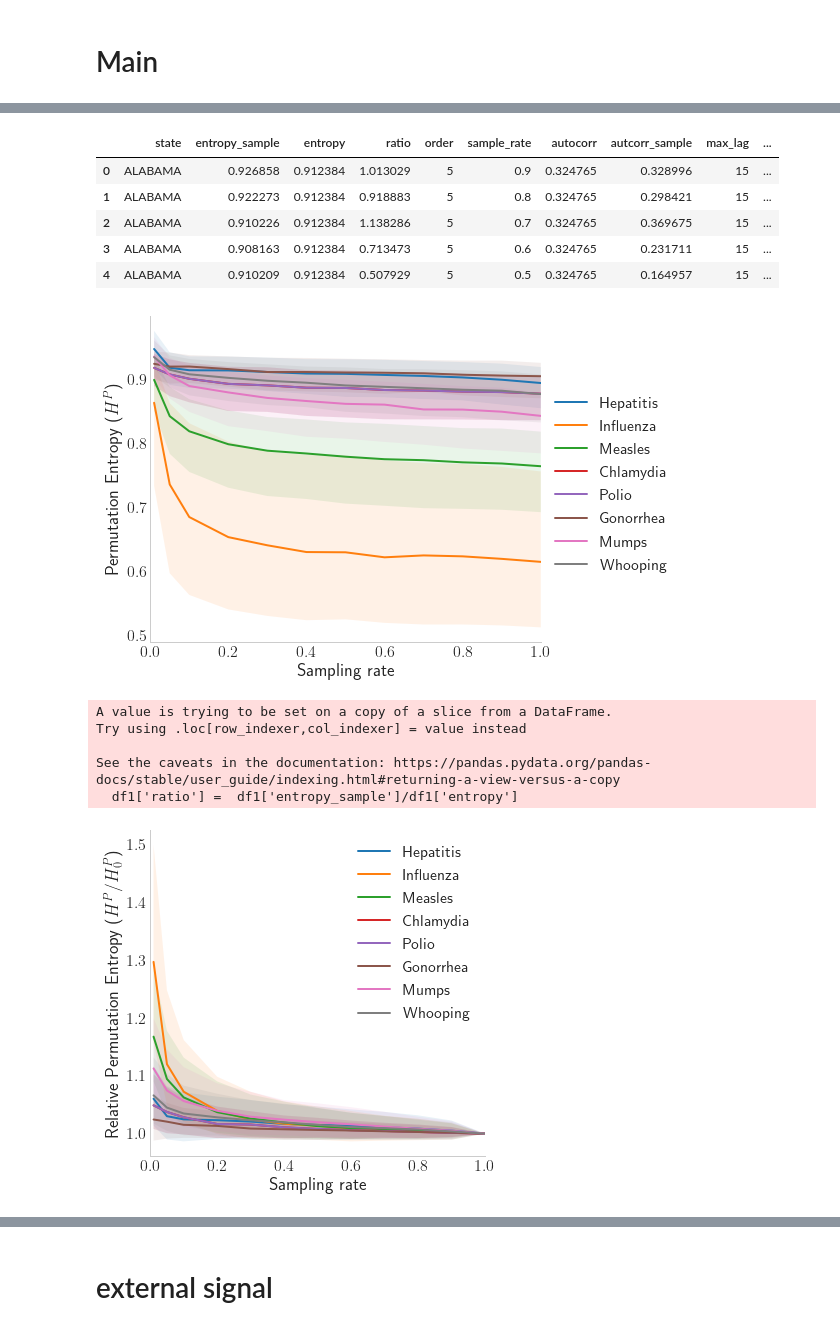
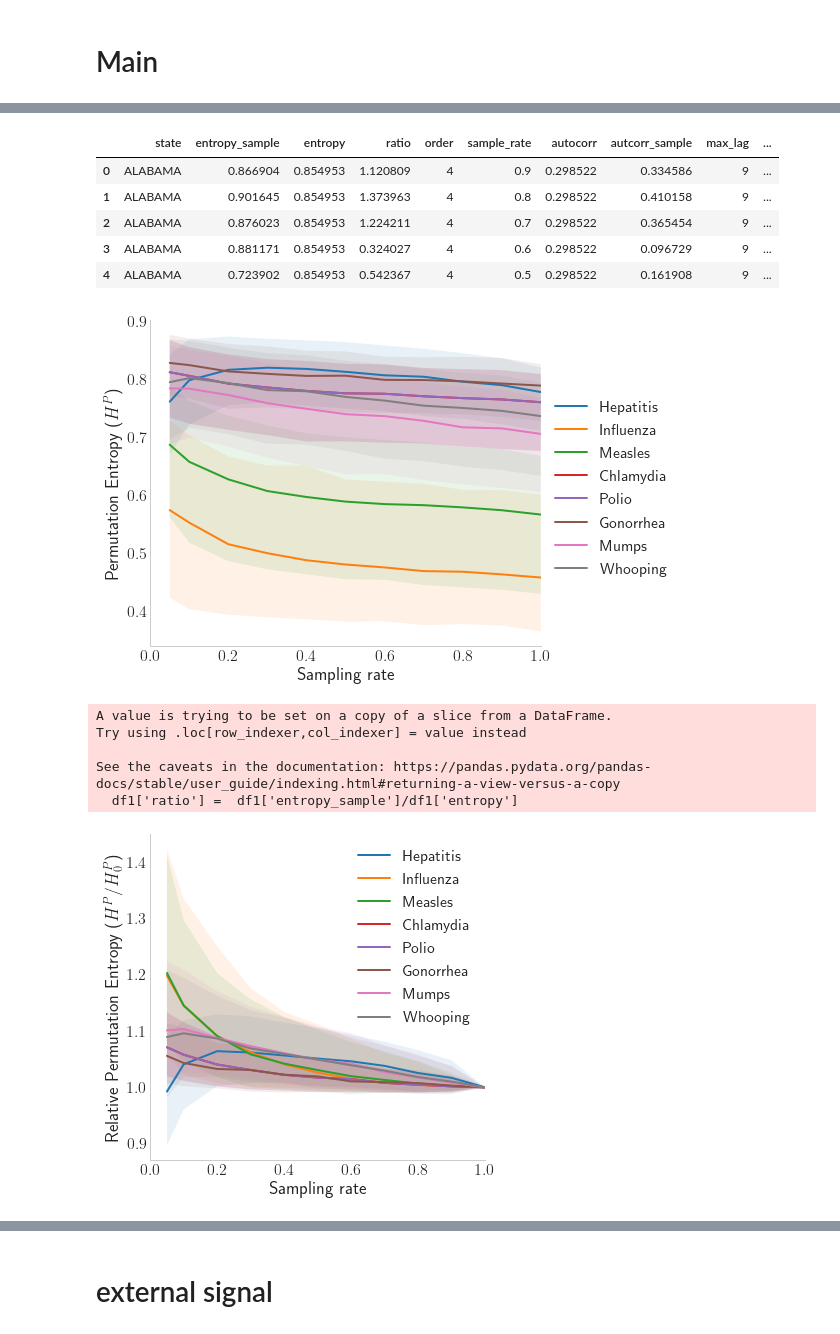
Before and after one commit to aabeliuk/Predictability-partially-observed, a Jupyter notebook: Epidemics.ipynb, the cells around one changed output, grey strips where cells are left out. Cells and saved outputs as stored; diff of their text form; code cells hidden in the pictures.

```diff
--- a/Epidemics.ipynb
+++ b/Epidemics.ipynb
@@ -67,15 +68,16 @@ def sample_entropy_autocorr_window(df, window=52, n_samples = 100, p_sample = [0
             na_per = ts_window.dropna().shape[0]/ts_window.shape[0]
             if na_per<0.75:
                 continue
-            entropy, order = min_weighted_perm_entropy(ts_window, min_order=2, max_order=10, normalize=True)
+            order, delay = min_weighted_perm_entropy(ts_window, min_order=2, max_order=5,min_delay=1, max_delay=7, normalize=True)
+            entropy_real = weighted_perm_entropy(ts_window, order=order,delay=delay, normalize=True)
             max_lag, autocorr =  max_lag_autocorr(ts_window,lags=15)
             var = np.var(ts_window)
             mean = np.mean(ts_window)
             for p in p_sample:
                 ts_sample = ts_window.apply(lambda x: np.random.binomial(x, p, size = 1)[0] if not np.isnan(x) else None )
-                entropy_sample = weighted_perm_entropy(ts_sample, order=order,delay=1, normalize=True)
+                entropy_sample = weighted_perm_entropy(ts_sample, order=order,delay=delay, normalize=True)
                 autcorr_sample = np.abs(ts_sample.autocorr(lag=max_lag))
-                results.append([state,entropy_sample,entropy,entropy_sample/entropy,order,p, autocorr, autcorr_sample, max_lag,var,mean])
+                results.append([state,entropy_sample,entropy_real,entropy_sample/entropy_real,order,p, autocorr, autcorr_sample, max_lag,var,mean])
 #                 print(state, entropy, entropy_sample, order, autocorr, autcorr_sample, max_lag)
 
     df = pd.DataFrame.from_records(results,columns=['state','entropy_sample','entropy','ratio','order','sample_rate','autocorr','autcorr_sample','max_lag','var','mean']).dropna()
@@ -164,13 +268,15 @@ def plot_autocorr_theoretical(df_results, p_sample, label, color):
 # %%
+#reads data and computes predictability measures
 def compute_predictability(window= 52, n_samples=100, p_sample = [0.9,0.8,0.7,0.6,0.5,0.4,0.3,0.2,0.1,0.05, 0.01]):
-    hepatitis_df = pd.read_csv("Data/epidemics/HEPATITIS_A_Cases_1966-2014_20160707103116.csv",skiprows=2, na_values="-")
-    influenza_df = pd.read_csv("Data/epidemics/INFLUENZA_Cases_1919-1951_20151014132002.csv",skiprows=2, na_values="-")
-    measles_df = pd.read_csv("Data/epidemics/MEASLES_Cases_1909-2001_20150923120449.csv", na_values="-")
-    chlamydia_df = pd.read_csv("Data/epidemics/CHLAMYDIA_Cases_2006-2014_20160707103149.csv",skiprows=2, na_values="-")
-    polio_df = pd.read_csv("Data/epidemics/POLIOMYELITIS_Cases_1921-1971_20150923114821.csv",skiprows=2, na_values="-")
-    gonorrhea_df = pd.read_csv("Data/epidemics/GONORRHEA_Cases_1972-2014_20160707103202.csv",skiprows=2, na_values="-")
-    mumps_df = pd.read_csv("Data/epidemics/MUMPS_Cases_1967-2014_20160707103045.csv",skiprows=2, na_values="-")
-    whooping_df = pd.read_csv("Data/epidemics/WHOOPING_COUGH_[PERTUSSIS]_Cases_1909-2014_20160607104756.csv",skiprows=2, na_values="-")
+    data_folder = Path('Data/epidemics/')
+    hepatitis_df = pd.read_csv(data_folder/"HEPATITIS_A_Cases_1966-2014_20160707103116.csv",skiprows=2, na_values="-")
+    influenza_df = pd.read_csv(data_folder/"INFLUENZA_Cases_1919-1951_20151014132002.csv",skiprows=2, na_values="-")
+    measles_df = pd.read_csv(data_folder/"MEASLES_Cases_1909-2001_20150923120449.csv", na_values="-")
+    chlamydia_df = pd.read_csv(data_folder/"CHLAMYDIA_Cases_2006-2014_20160707103149.csv",skiprows=2, na_values="-")
+    polio_df = pd.read_csv(data_folder/"POLIOMYELITIS_Cases_1921-1971_20150923114821.csv",skiprows=2, na_values="-")
+    gonorrhea_df = pd.read_csv(data_folder/"GONORRHEA_Cases_1972-2014_20160707103202.csv",skiprows=2, na_values="-")
+    mumps_df = pd.read_csv(data_folder/"MUMPS_Cases_1967-2014_20160707103045.csv",skiprows=2, na_values="-")
+    whooping_df = pd.read_csv(data_folder/"WHOOPING_COUGH_[PERTUSSIS]_Cases_1909-2014_20160607104756.csv",skiprows=2, na_values="-")
 
 
     df_results = sample_entropy_autocorr_window(hepatitis_df, window=window, n_samples=n_samples, p_sample = p_sample)
@@ -201,16 +307,18 @@ def compute_predictability(window= 52, n_samples=100, p_sample = [0.9,0.8,0.7,0.
 # %% [markdown]
 # Main
 # %%
-p_sample = [0.9,0.8,0.7,0.6,0.5,0.4,0.3,0.2,0.1,0.05,0.01]
+p_sample = [0.9,0.8,0.7,0.6,0.5,0.4,0.3,0.2,0.1,0.05]
 n_samples = 100
 
-data_file = 'Data/epidemics/results_W52.csv'
-if os.path.exists(data_file):
-    df_results = pd.read_csv(data_file)
+result_file = Path('Results/Epidemics/results_W52.csv')
+fig_folder = Path('Figures/Epidemics/')
+
+if os.path.exists(result_file):
+    df_results = pd.read_csv(result_file)
 else:
     #run once to compute and save entropy on data
     #Takes several minutes
     df_results = compute_predictability(window= 52, n_samples=n_samples,  p_sample = p_sample)
-    df_results.to_csv('Data/epidemics/results_W52.csv', index=False)
+    df_results.to_csv(result_file, index=False)
 
 diseases = df_results.disease.unique()
@@ -235,16 +331,16 @@ df_results['x_norm'] *= df_results['autcorr_sample']
 df_results.head()
 # %% [output]
 |  | state | entropy_sample | entropy | ratio | order | sample_rate | autocorr | autcorr_sample | max_lag | ... |
-| 0 | ALABAMA | 0.926858 | 0.912384 | 1.013029 | 5 | 0.9 | 0.324765 | 0.328996 | 15 | ... |
-| 1 | ALABAMA | 0.922273 | 0.912384 | 0.918883 | 5 | 0.8 | 0.324765 | 0.298421 | 15 | ... |
-| 2 | ALABAMA | 0.910226 | 0.912384 | 1.138286 | 5 | 0.7 | 0.324765 | 0.369675 | 15 | ... |
-| 3 | ALABAMA | 0.908163 | 0.912384 | 0.713473 | 5 | 0.6 | 0.324765 | 0.231711 | 15 | ... |
-| 4 | ALABAMA | 0.910209 | 0.912384 | 0.507929 | 5 | 0.5 | 0.324765 | 0.164957 | 15 | ... |
+| 0 | ALABAMA | 0.866904 | 0.854953 | 1.120809 | 4 | 0.9 | 0.298522 | 0.334586 | 9 | ... |
+| 1 | ALABAMA | 0.901645 | 0.854953 | 1.373963 | 4 | 0.8 | 0.298522 | 0.410158 | 9 | ... |
+| 2 | ALABAMA | 0.876023 | 0.854953 | 1.224211 | 4 | 0.7 | 0.298522 | 0.365454 | 9 | ... |
+| 3 | ALABAMA | 0.881171 | 0.854953 | 0.324027 | 4 | 0.6 | 0.298522 | 0.096729 | 9 | ... |
+| 4 | ALABAMA | 0.723902 | 0.854953 | 0.542367 | 4 | 0.5 | 0.298522 | 0.161908 | 9 | ... |
 # %%
 #plot entropy
 fig, ax = plt.subplots(figsize=(7, 6))
 for disease in diseases:
-    plot_entropy(df_results, p_sample, label=disease)
+    plot_entropy(df_results, p_sample=p_sample, label=disease)
 
 plt.legend(bbox_to_anchor=(1, 0.8), ncol=1)
 plt.xlim(0,1.)
@@ -256,34 +352,34 @@ ax.spines['right'].set_visible(False)
 
 plt.xlabel('Sampling rate')
 plt.ylabel(r'Permutation Entropy ($H^P$)')
-plt.savefig('Figures/epidemic_entropy_W52.pdf', bbox_inches='tight')
+plt.savefig(fig_folder/'epidemic_entropy_W52.pdf', bbox_inches='tight')
 # %% [output]
-[figure, old version]
+[figure, new version]
 # %%
 #plot entropy Ratio
 fig, ax = plt.subplots(figsize=(6, 6))
 for disease in diseases:
-    plot_entropy_ratio(df_results, p_sample, label=disease)
+    plot_entropy_ratio(df_results, p_sample=p_sample, label=disease)
 
 # plt.legend(bbox_to_anchor=(1, 0.8), ncol=1)
 plt.legend( ncol=1)
 plt.xlim(0,1.)
 
 ax.grid(color='grey', linestyle='--', linewidth=0.25, alpha=0.5)
 #removing top and right borders
 ax.spines['top'].set_visible(False)
 ax.spines['right'].set_visible(False)
 
 plt.xlabel('Sampling rate')
 plt.ylabel(r'Relative Permutation Entropy ($H^P/H^P_0$)')
-plt.savefig('Figures/epidemic_entropy_ratio_W52.pdf', bbox_inches='tight')
+plt.savefig(fig_folder/'epidemic_entropy_ratio_W52.pdf', bbox_inches='tight')
 # %% [output]
 A value is trying to be set on a copy of a slice from a DataFrame.
 Try using .loc[row_indexer,col_indexer] = value instead
 
 See the caveats in the documentation: https://pandas.pydata.org/pandas-docs/stable/user_guide/indexing.html#returning-a-view-versus-a-copy
   df1['ratio'] =  df1['entropy_sample']/df1['entropy']
-[figure, old version]
+[figure, new version]
 # %%
 #plot autocorrelation
 fig, ax = plt.subplots(figsize=(7, 6))
```
Also changed, not shown: parts of 15 cells of this notebook, 8 other files.
